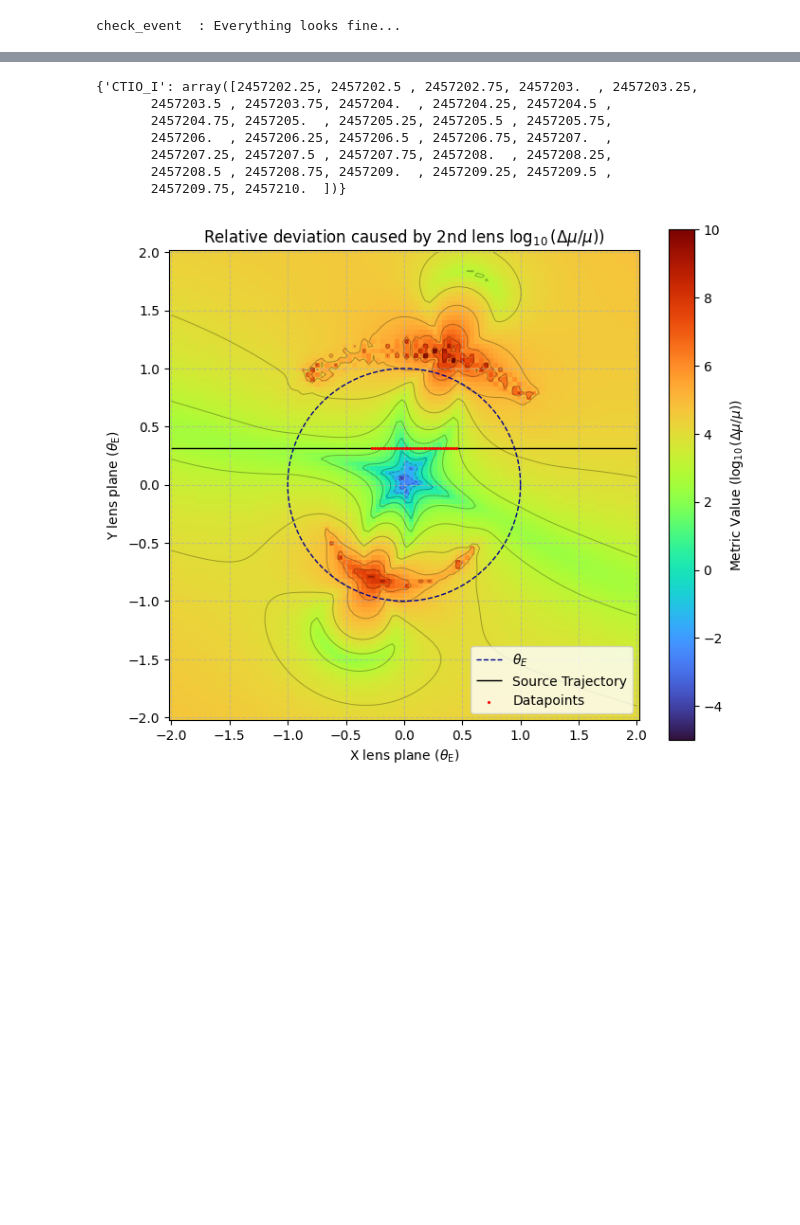
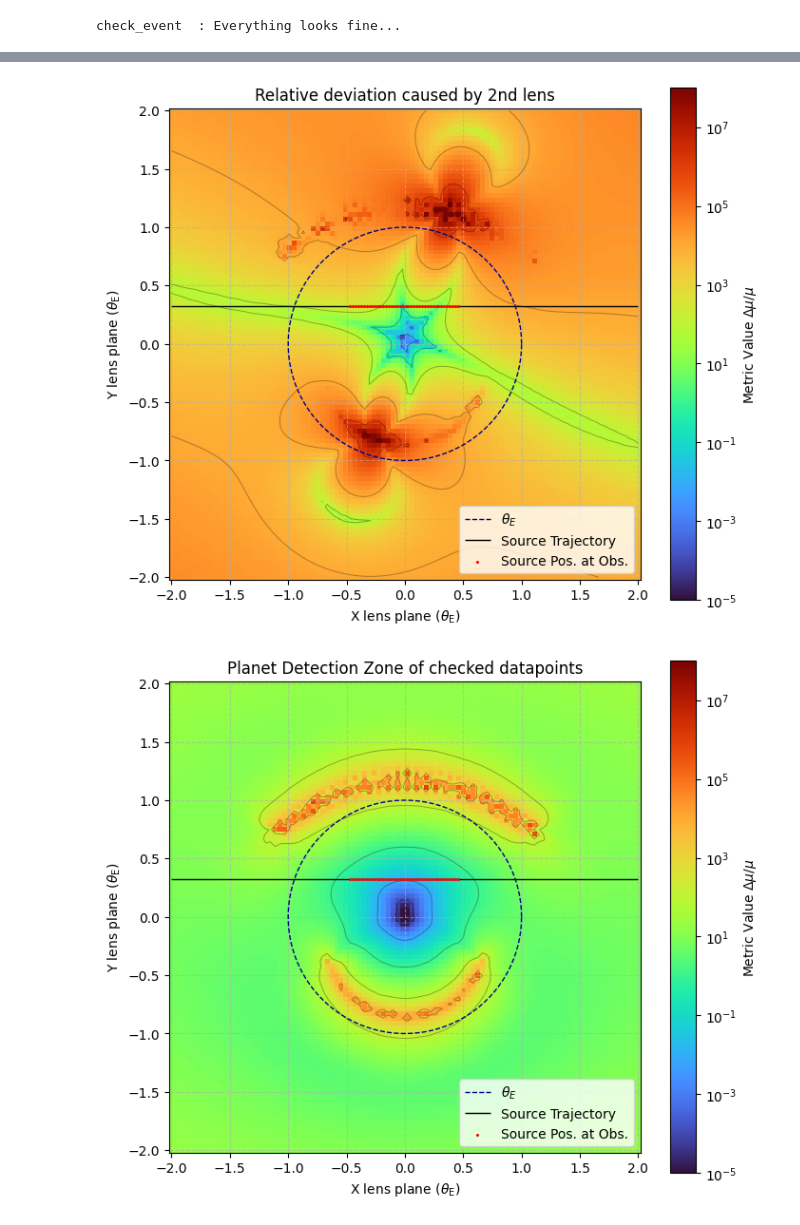
Before and after one commit to jakobdammann/pyLIMA-docs-revisit, a Jupyter notebook: my_project/detection_zone.ipynb, the cells around one changed output, grey strips where cells are left out. Drawn from its saved outputs; the diff is of its cells as text; code cells hidden in the pictures; blank space fills up the shorter version.

```diff
--- a/my_project/detection_zone.ipynb
+++ b/my_project/detection_zone.ipynb
@@ -255,7 +259,7 @@ u0 = params['u0']
 te = params['tE']
 
 # algorithm parameters
-t_range = (t0 - 3, t0 + 5) # distance from t0 to compute reldev [in JD]
+t_range = (t0 - 5, t0 + 5) # distance from t0 to compute reldev [in JD]
 
 # Setup Meshgrid
 x_min = -2.0,
@@ -267,8 +271,13 @@ x_range = np.linspace(x_min, x_max, resolution)
 y_range = np.linspace(y_min, y_max, resolution)
 X_grid, Y_grid = np.meshgrid(x_range, y_range)
 Z_total = np.zeros_like(X_grid)
-map_array = []
-used_t_values = {}
+
+# Setup dict for saving values while running
+reldev_maps = {}
+reldev_maps['t'] = []
+reldev_maps['name'] = []
+reldev_maps['weight'] = []
+reldev_maps['weighted_map'] = []
 
 # running values
 n_points = 0
@@ -284,8 +293,6 @@ for telescope in my_event.telescopes:
     # crop lightcurve to t_range
     time = telescope.lightcurve['time'].value
     lightcurve = telescope.lightcurve[(time > t_range[0]) & (time < t_range[1])]
-    # save t values to array
-    used_t_values[name] = lightcurve['time'].value # in [JD]
 
     # per datapoint
     for datapoint in lightcurve:
@@ -310,14 +317,18 @@ for telescope in my_event.telescopes:
 
         # compute weight by difference of pspl and real flux
         pspl = rd.pspl_n_imagesf(t, u0, te, t0)[0]
-        fmodel = fs * pspl
-        weight = (freal - fmodel)**2 / ferr**2 - 1
+        fmodel = fs * pspl + fb
+        weight = (freal - fmodel)**2 / ferr**2 # use delta chisq
         print(freal, fmodel, weight)
 
         # save
-        map_array.append([name, t, weight*Z])
+        reldev_maps['t'].append(t)
+        reldev_maps['name'].append(name)
+        reldev_maps['weight'].append(weight)
+        reldev_maps['weighted_map'].append(weight*Z)
 
 # average the reldev maps
-Z_avg = np.average([m[2] for m in map_array], axis=0)
-Z_avg_log = np.log10(Z_avg)
+reldev_map_avg = np.average(reldev_maps['weighted_map'], axis=0)
+unweighted_maps = np.array(reldev_maps['weighted_map']) / np.array(reldev_maps['weight'])[:, np.newaxis, np.newaxis]
+detection_zone = np.average(unweighted_maps, axis=0)
 # %% [output]
@@ -367,22 +398,20 @@ plt.show()
 # %%
 ### Heatmap Plot
-print(used_t_values)
+rd.plot_heatmap(X_grid, Y_grid, reldev_map_avg,
+                norm=colors.LogNorm(1e-5,1e8),
+                add_cbar=True, add_contour=True, add_grid=True, add_tE=True,
+                add_trajectory=True, t0=t0, u0=u0, te=te, t=reldev_maps['t'])
 
-## plot
-rd.plot_heatmap(X_grid, Y_grid, Z_avg_log,
-                Zmin=-5, Zmax=10,
+rd.plot_heatmap(X_grid, Y_grid, detection_zone,
+                norm=colors.LogNorm(1e-5,1e8),
                 add_cbar=True, add_contour=True, add_grid=True, add_tE=True,
-                add_trajectory=True, t0=t0, u0=u0, te=te, t=used_t_values['CTIO_I'])
+                add_trajectory=True, t0=t0, u0=u0, te=te, t=reldev_maps['t'],
+                show_plot=False)
+plt.title('Planet Detection Zone of checked datapoints')
 plt.show()
 # %% [output]
-{'CTIO_I': array([2457202.25, 2457202.5 , 2457202.75, 2457203.  , 2457203.25,
-       2457203.5 , 2457203.75, 2457204.  , 2457204.25, 2457204.5 ,
-       2457204.75, 2457205.  , 2457205.25, 2457205.5 , 2457205.75,
-       2457206.  , 2457206.25, 2457206.5 , 2457206.75, 2457207.  ,
-       2457207.25, 2457207.5 , 2457207.75, 2457208.  , 2457208.25,
-       2457208.5 , 2457208.75, 2457209.  , 2457209.25, 2457209.5 ,
-       2457209.75, 2457210.  ])}
-[figure, old version]
+[figure, new version]
+[figure, added]
 # %%
 from scipy import interpolate
 
```
Also changed, not shown: parts of 5 cells of this notebook, 6 other files.
